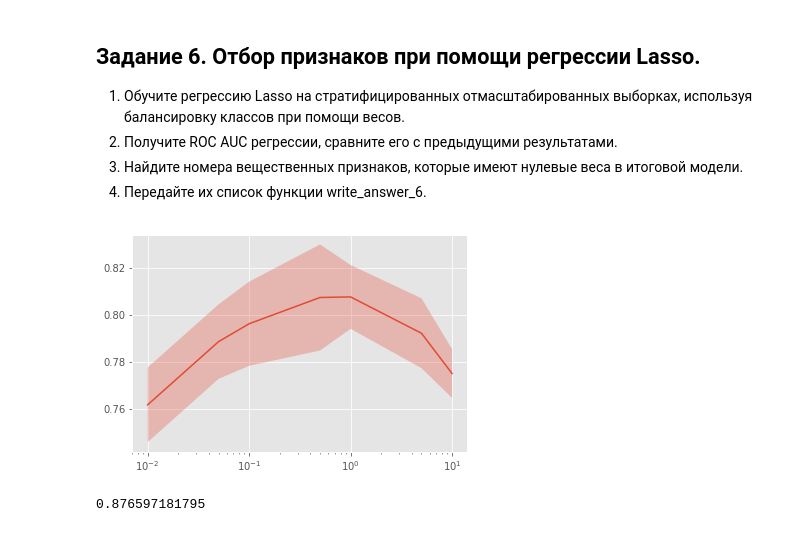
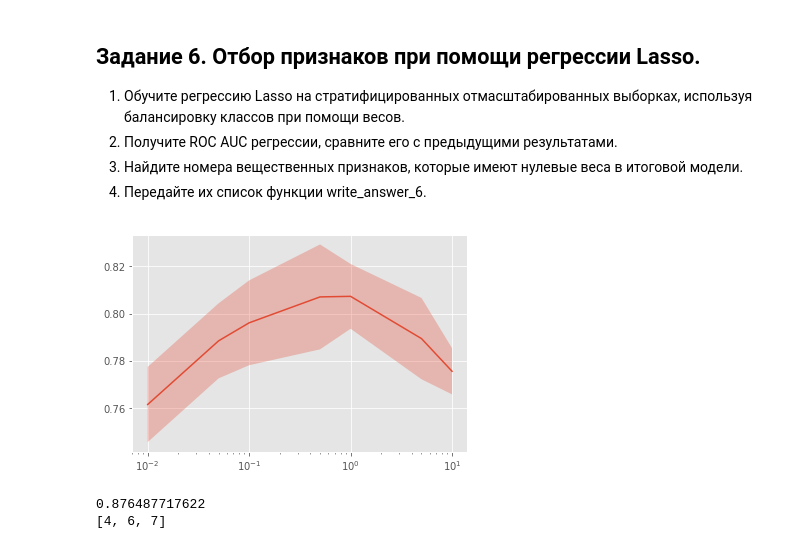
Before and after one commit to yuliok0715/Learning-on-marked-data, a Jupyter notebook: Week_3/Preprocessing_LR.ipynb, the cells around one changed output. Saved outputs shown, nothing was run; the diff lists cells and outputs as text; code cells hidden in the pictures.

```diff
--- a/Week_3/Preprocessing_LR.ipynb
+++ b/Week_3/Preprocessing_LR.ipynb
@@ -128,10 +128,12 @@ def calculate_means(numeric_data):
         means[j] *= correction
     return pd.Series(means, numeric_data.columns)
 # %%
+means = calculate_means( X[numeric_cols] )
+
+X_real_mean = X[numeric_cols].fillna (means)
 X_real_zeros = X[numeric_cols].fillna(0)
-data_mean = calculate_means(X[numeric_cols])
-X_real_mean = X[numeric_cols].fillna(data_mean)
-X_cat = X[categorical_cols].fillna('NA').applymap(str)
+
+X_cat = X[categorical_cols].fillna('NA', inplace=False).astype(str)
 # %% [markdown]
 ## Преобразование категориальных признаков.
 # %% [markdown]
@@ -683,14 +694,22 @@ write_answer_5(poly_auc)
 # %%
 def write_answer_6(features):
     with open("preprocessing_lr_answer6.txt", "w") as fout:
         fout.write(" ".join([str(num) for num in features]))
 
 estimator_l1 = LogisticRegression(penalty='l1', class_weight='balanced')
 optimizer_l1 = GridSearchCV(estimator_l1, param_grid, cv=cv)
 optimizer_l1.fit(X_train_strat, y_train_strat)
 plot_scores(optimizer_l1)
 l1_auc = roc_auc_score(y_test_strat, optimizer_l1.predict_proba(X_test_strat)[:, 1])
 print(l1_auc)
+weights = optimizer_l1.best_estimator_.coef_[0]
+zero_coefs = []
+for i in range(len(weights)):
+    if weights[i] == 0 and i < 13:
+        zero_coefs.append(i)
+print(zero_coefs)
+write_answer_6(zero_coefs)
 # %% [output]
-[figure, old version]
+[figure, new version]
-0.876597181795
+0.876487717622
+[4, 6, 7]
```
Also changed, not shown: parts of 9 cells of this notebook, 8 other files.
